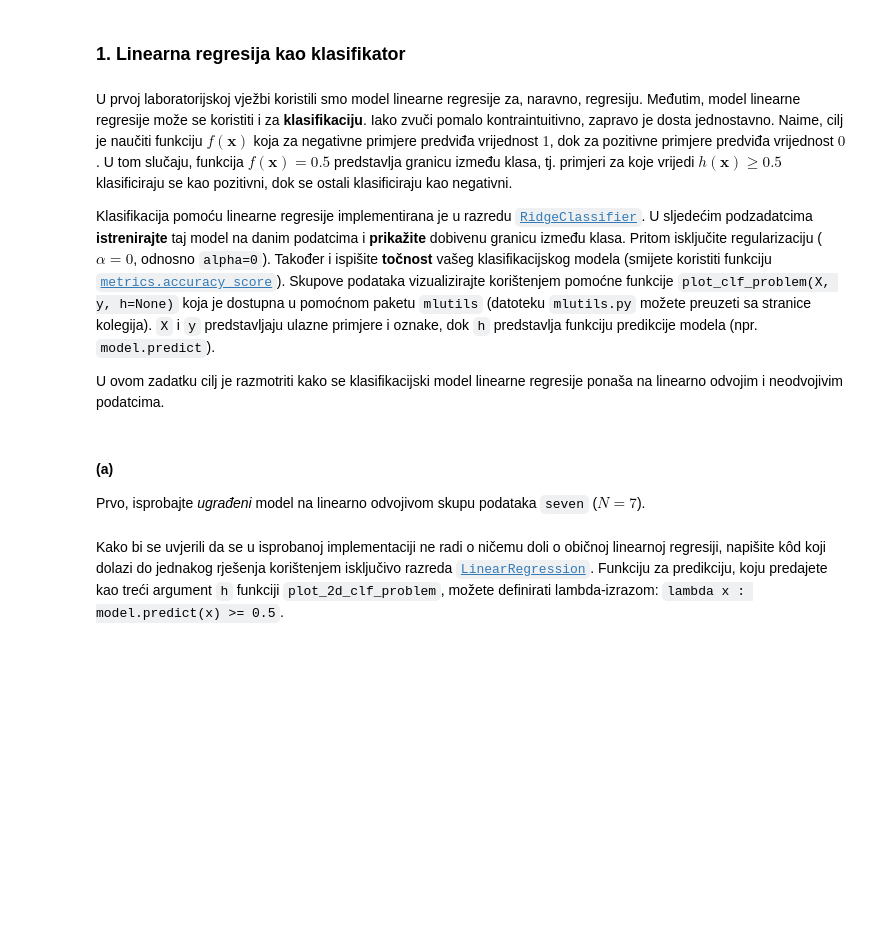
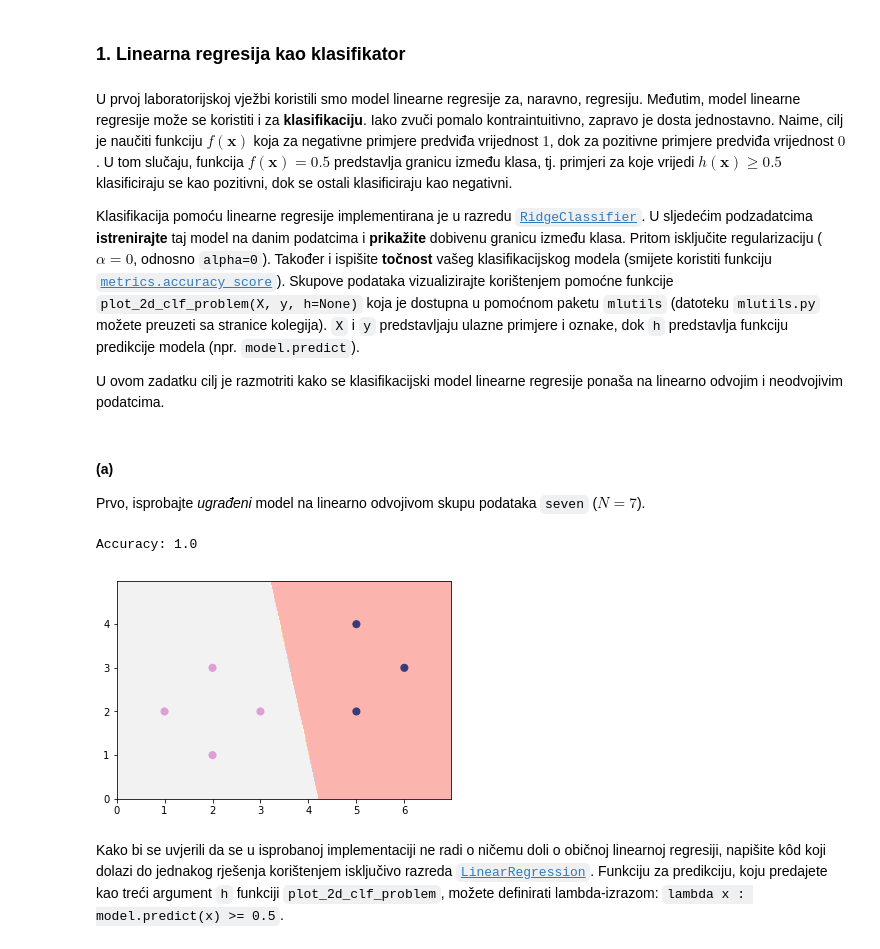
Before and after one commit to kristijanbartol/Machine-Learning, a Jupyter notebook: lab2/SU-2017-LAB2-LDM-i-LR.ipynb, the cells around one changed output. Cells and saved outputs as stored; diff of their text form; code cells hidden in the pictures; blank space fills up the shorter version.

```diff
--- a/lab2/SU-2017-LAB2-LDM-i-LR.ipynb
+++ b/lab2/SU-2017-LAB2-LDM-i-LR.ipynb
@@ -39,7 +41,7 @@ import matplotlib.pyplot as plt
 # %% [markdown]
 U prvoj laboratorijskoj vježbi koristili smo model linearne regresije za, naravno, regresiju. Međutim, model linearne regresije može se koristiti i za **klasifikaciju**. Iako zvuči pomalo kontraintuitivno, zapravo je dosta jednostavno. Naime, cilj je naučiti funkciju $f(\mathbf{x})$ koja za negativne primjere predviđa vrijednost $1$, dok za pozitivne primjere predviđa vrijednost $0$. U tom slučaju, funkcija $f(\mathbf{x})=0.5$ predstavlja granicu između klasa, tj. primjeri za koje vrijedi $h(\mathbf{x})\geq 0.5$ klasificiraju se kao pozitivni, dok se ostali klasificiraju kao negativni.
 
-Klasifikacija pomoću linearne regresije implementirana je u razredu [`RidgeClassifier`](http://scikit-learn.org/stable/modules/generated/sklearn.linear_model.RidgeClassifier.html). U sljedećim podzadatcima **istrenirajte** taj model na danim podatcima i **prikažite** dobivenu granicu između klasa. Pritom isključite regularizaciju ($\alpha = 0$, odnosno `alpha=0`). Također i ispišite **točnost** vašeg klasifikacijskog modela (smijete koristiti funkciju [`metrics.accuracy_score`](http://scikit-learn.org/stable/modules/generated/sklearn.metrics.accuracy_score.html)). Skupove podataka vizualizirajte korištenjem pomoćne funkcije ``plot_clf_problem(X, y, h=None)`` koja je dostupna u pomoćnom paketu `mlutils` (datoteku `mlutils.py` možete preuzeti sa stranice kolegija). `X` i `y` predstavljaju ulazne primjere i oznake, dok `h` predstavlja funkciju predikcije modela (npr. `model.predict`).
+Klasifikacija pomoću linearne regresije implementirana je u razredu [`RidgeClassifier`](http://scikit-learn.org/stable/modules/generated/sklearn.linear_model.RidgeClassifier.html). U sljedećim podzadatcima **istrenirajte** taj model na danim podatcima i **prikažite** dobivenu granicu između klasa. Pritom isključite regularizaciju ($\alpha = 0$, odnosno `alpha=0`). Također i ispišite **točnost** vašeg klasifikacijskog modela (smijete koristiti funkciju [`metrics.accuracy_score`](http://scikit-learn.org/stable/modules/generated/sklearn.metrics.accuracy_score.html)). Skupove podataka vizualizirajte korištenjem pomoćne funkcije ``plot_2d_clf_problem(X, y, h=None)`` koja je dostupna u pomoćnom paketu `mlutils` (datoteku `mlutils.py` možete preuzeti sa stranice kolegija). `X` i `y` predstavljaju ulazne primjere i oznake, dok `h` predstavlja funkciju predikcije modela (npr. `model.predict`).
 
 U ovom zadatku cilj je razmotriti kako se klasifikacijski model linearne regresije ponaša na linearno odvojim i neodvojivim podatcima.
 # %%
@@ -57,2 +57,14 @@ seven_y = np.array([1, 1, 1, 1, 0, 0, 0])
+# %%
+clf = RidgeClassifier(alpha=0)
+model = clf.fit(seven_X, seven_y)
+h = model.predict(seven_X)
+
+score = accuracy_score(seven_y, h)
+print ("Accuracy: {}".format(score))
+
+mlutils.plot_2d_clf_problem(seven_X, seven_y, model.predict)
+# %% [output]
+Accuracy: 1.0
+[figure, added]
 # %% [markdown]
 Kako bi se uvjerili da se u isprobanoj implementaciji ne radi o ničemu doli o običnoj linearnoj regresiji, napišite kôd koji dolazi do jednakog rješenja korištenjem isključivo razreda [`LinearRegression`](http://scikit-learn.org/stable/modules/generated/sklearn.linear_model.LinearRegression.html). Funkciju za predikciju, koju predajete kao treći argument `h` funkciji `plot_2d_clf_problem`, možete definirati lambda-izrazom: `lambda x : model.predict(x) >= 0.5`.
```
Also changed, not shown: parts of 33 cells of this notebook, 1 other file.
